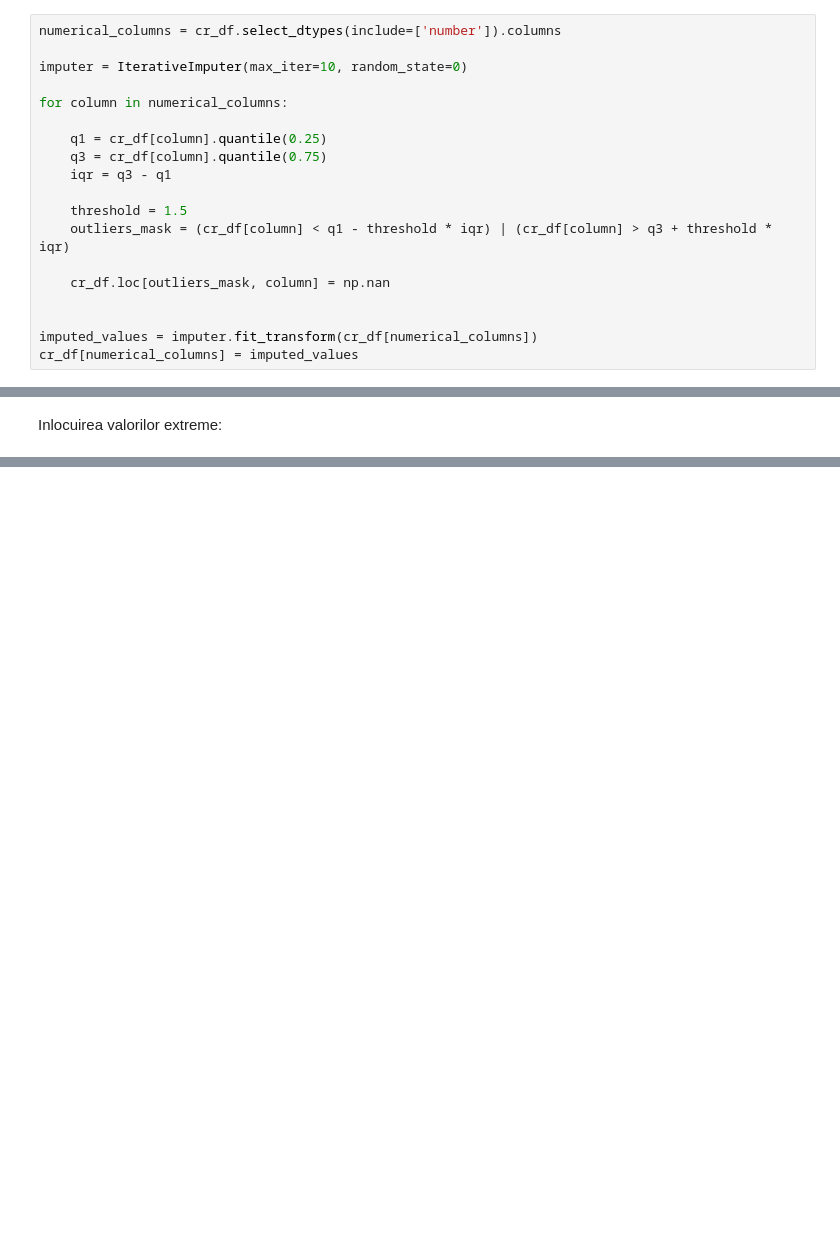
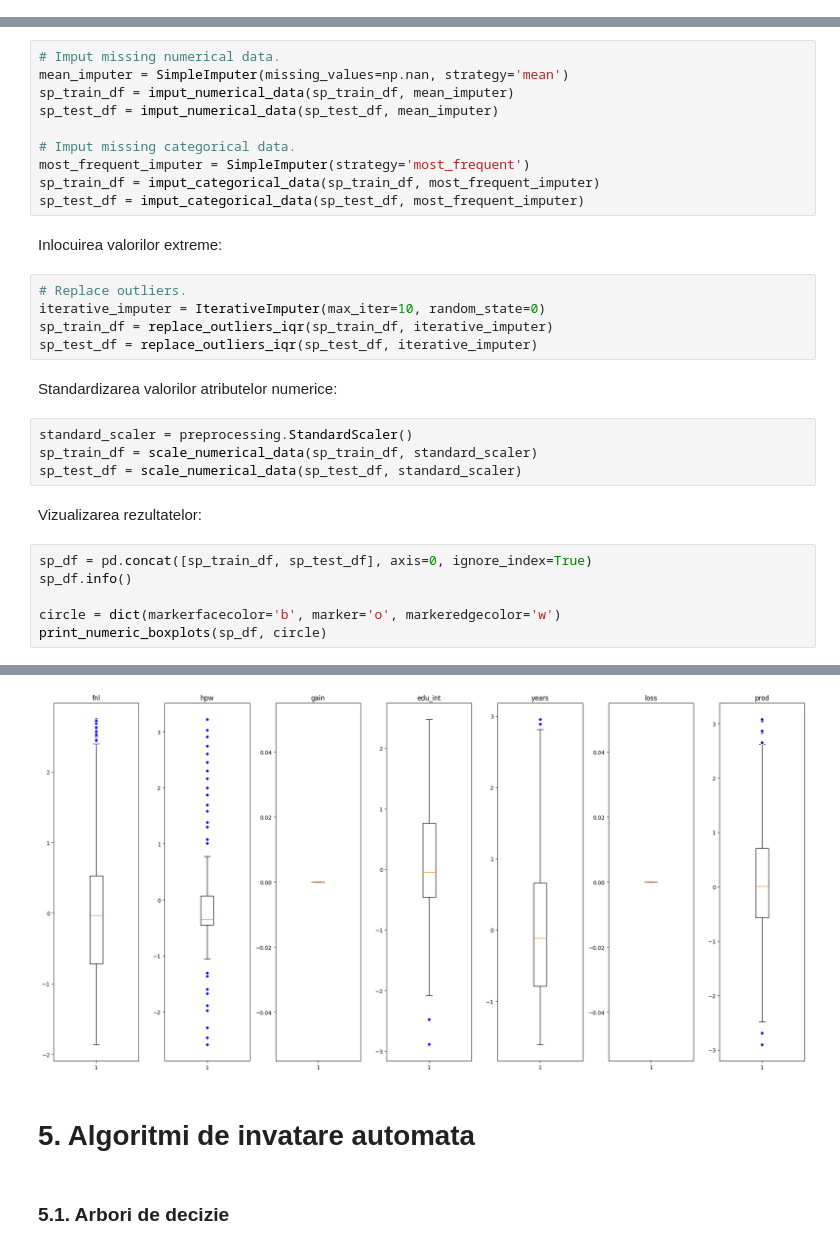
Before and after one commit to AlexLicuriceanu/inteligenta-artificiala, a Jupyter notebook: tema2-ml-aplicat/predictions.ipynb, the cells around one changed output, grey strips where cells are left out. Cells and saved outputs as stored; diff of their text form; blank space fills up the shorter version.

```diff
--- a/tema2-ml-aplicat/predictions.ipynb
+++ b/tema2-ml-aplicat/predictions.ipynb
@@ -353,21 +395,2 @@ cr_df = cr_imputed_df
 # %% [markdown]
 Inlocuirea valorilor extreme:
-# %%
-numerical_columns = cr_df.select_dtypes(include=['number']).columns
-
-imputer = IterativeImputer(max_iter=10, random_state=0)
-
-for column in numerical_columns:
-
-    q1 = cr_df[column].quantile(0.25)
-    q3 = cr_df[column].quantile(0.75)
-    iqr = q3 - q1
-
-    threshold = 1.5
-    outliers_mask = (cr_df[column] < q1 - threshold * iqr) | (cr_df[column] > q3 + threshold * iqr)
-
-    cr_df.loc[outliers_mask, column] = np.nan
-
-
-imputed_values = imputer.fit_transform(cr_df[numerical_columns])
-cr_df[numerical_columns] = imputed_values
@@ -395,5 +452,35 @@ plt.tight_layout()
 ### 4.2. Dataset-ul "SalaryPrediction"
 # %% [markdown]
 Imputarea datelor lipsa:
+# %%
+# Imput missing numerical data.
+mean_imputer = SimpleImputer(missing_values=np.nan, strategy='mean')
+sp_train_df = imput_numerical_data(sp_train_df, mean_imputer)
+sp_test_df = imput_numerical_data(sp_test_df, mean_imputer)
+
+# Imput missing categorical data.
+most_frequent_imputer = SimpleImputer(strategy='most_frequent')
+sp_train_df = imput_categorical_data(sp_train_df, most_frequent_imputer)
+sp_test_df = imput_categorical_data(sp_test_df, most_frequent_imputer)
 # %% [markdown]
 Inlocuirea valorilor extreme:
+# %%
+# Replace outliers.
+iterative_imputer = IterativeImputer(max_iter=10, random_state=0)
+sp_train_df = replace_outliers_iqr(sp_train_df, iterative_imputer)
+sp_test_df = replace_outliers_iqr(sp_test_df, iterative_imputer)
+# %% [markdown]
+Standardizarea valorilor atributelor numerice:
+# %%
+standard_scaler = preprocessing.StandardScaler()
+sp_train_df = scale_numerical_data(sp_train_df, standard_scaler)
+sp_test_df = scale_numerical_data(sp_test_df, standard_scaler)
+# %% [markdown]
+Vizualizarea rezultatelor:
+# %%
+sp_df = pd.concat([sp_train_df, sp_test_df], axis=0, ignore_index=True)
+sp_df.info()
+
+circle = dict(markerfacecolor='b', marker='o', markeredgecolor='w')
+print_numeric_boxplots(sp_df, circle)
+# %% [output]
@@ -399,0 +504,5 @@ Inlocuirea valorilor extreme:
+[figure, added]
+# %% [markdown]
+# 5. Algoritmi de invatare automata
+# %% [markdown]
+### 5.1. Arbori de decizie
```
Also changed, not shown: parts of 10 cells of this notebook.
